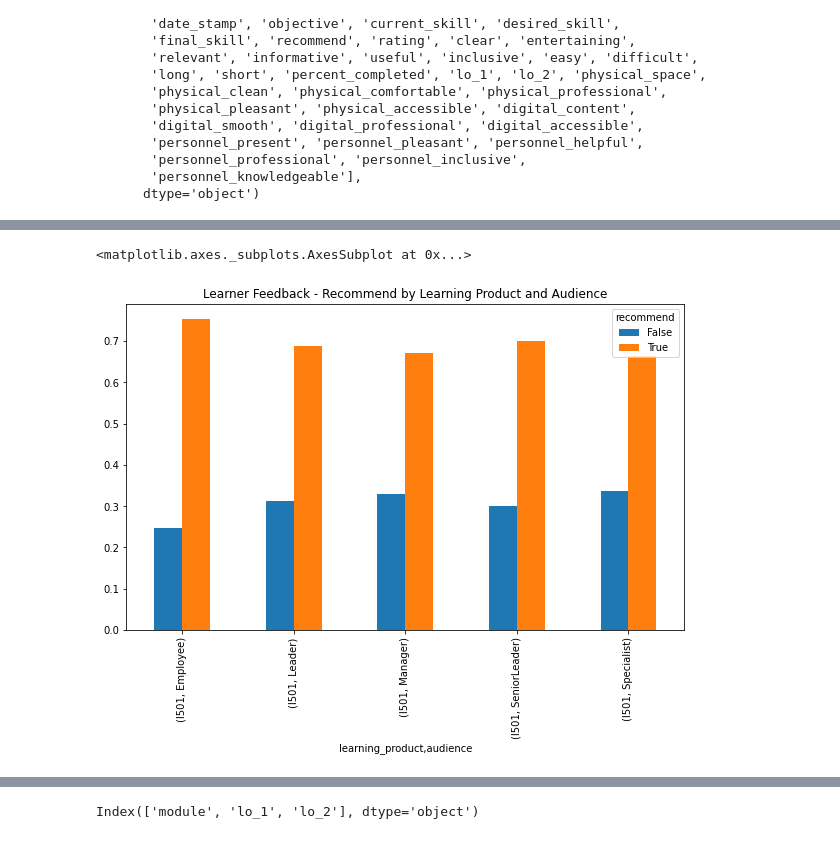
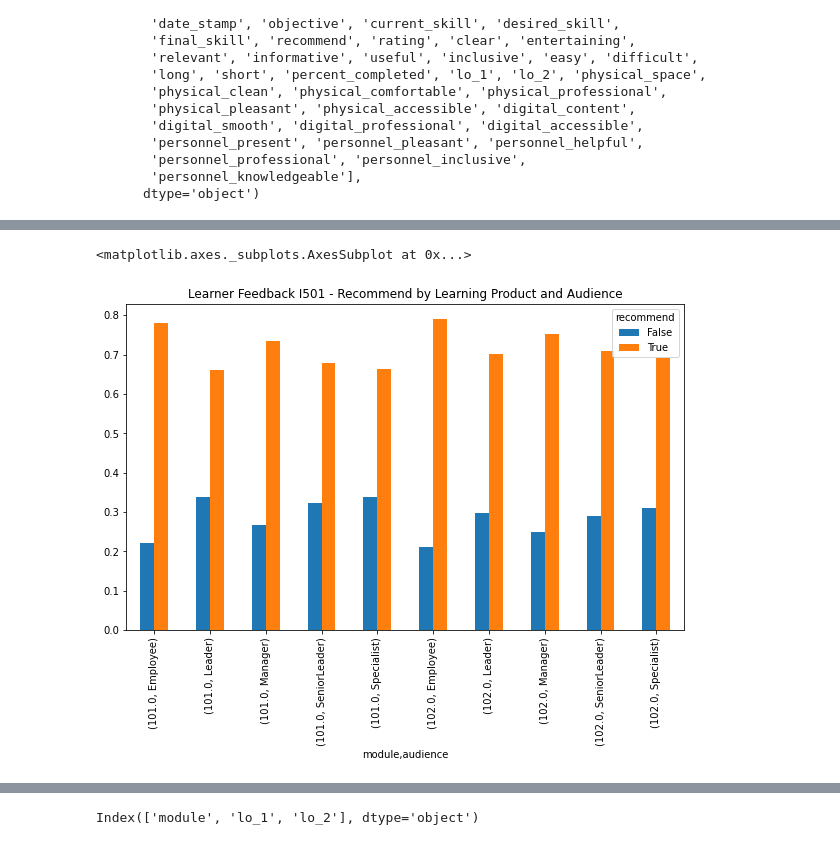
Before and after one commit to ToferC/learner_models, a Jupyter notebook: Evals_analysis.ipynb, the cells around one changed output, grey strips where cells are left out. Cells and saved outputs as stored; diff of their text form; code cells hidden in the pictures.

```diff
--- a/Evals_analysis.ipynb
+++ b/Evals_analysis.ipynb
@@ -133,9 +133,9 @@ pd.crosstab(df.offering_id, df.recommend, normalize="index").plot(
 # %%
-pd.crosstab([df.learning_product.where(df.learning_product=="I501"), df.audience], df.recommend, normalize="index").plot(
-    title="Learner Feedback - Recommend by Learning Product and Audience", kind="bar", figsize=(10,6))
+pd.crosstab([df.module.where(df.learning_product=="I501"), df.audience], df.recommend, normalize="index").plot(
+    title="Learner Feedback I501 - Recommend by Learning Product and Audience", kind="bar", figsize=(10,6))
 # %% [output]
 <matplotlib.axes._subplots.AxesSubplot at 0x...>
-[figure, old version]
+[figure, new version]
 # %%
 digital.groupby("module").agg('mean').plot(title="Learner Feedback - Digital XP", kind="bar", figsize=(10,6))
 # %% [output]
```
Also changed, not shown: parts of 32 cells of this notebook, 2 other files.
